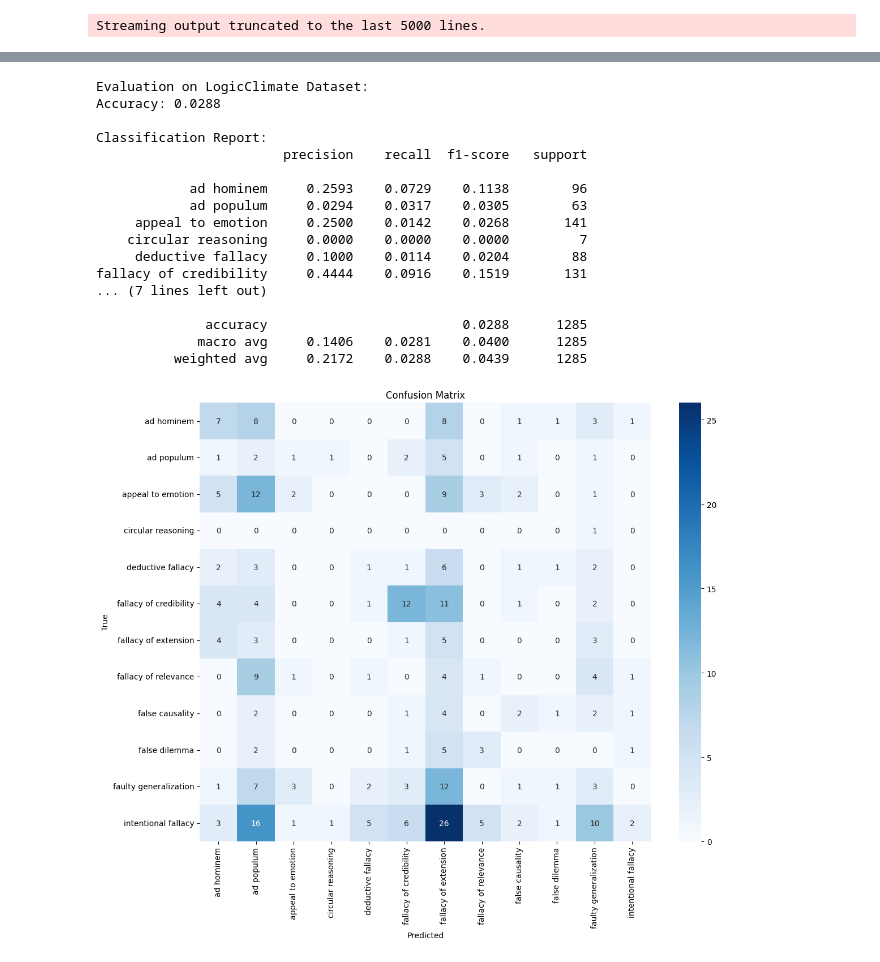
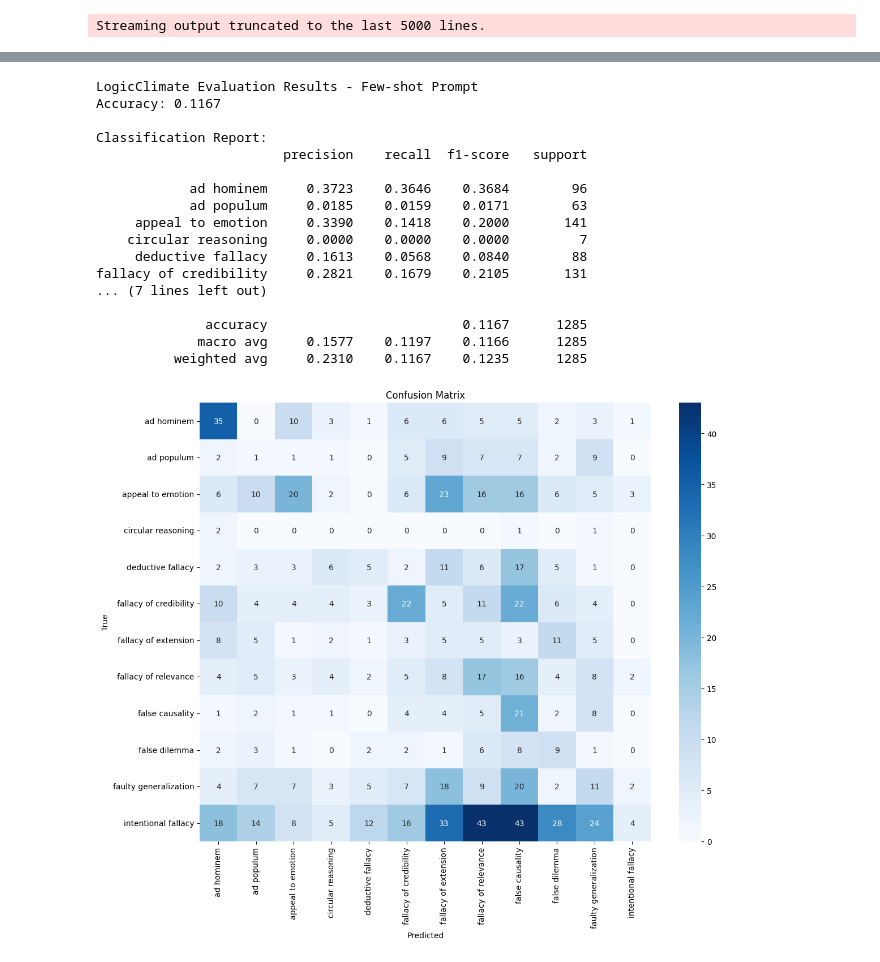
Before and after one commit to aliberkeley/266_summer2025_final_project, a Jupyter notebook: skylar_wang/Active_Prompting_Llama.ipynb, the cells around one changed output, grey strips where cells are left out. Drawn from its saved outputs; the diff is of its cells as text; code cells hidden in the pictures.

```diff
--- a/skylar_wang/Active_Prompting_Llama.ipynb
+++ b/skylar_wang/Active_Prompting_Llama.ipynb
@@ -26,12 +28,14 @@ tokenizer = AutoTokenizer.from_pretrained(model_name)
 tokenizer.pad_token = tokenizer.eos_token
 tokenizer.pad_token_id = tokenizer.eos_token_id
 tokenizer.padding_side = "left"
+tokenizer.model_max_length = 4096
 
 model = AutoModelForCausalLM.from_pretrained(
     model_name,
-    torch_dtype=torch.float16,
+    torch_dtype=torch.bfloat16,
     device_map="auto"
 )
+model = torch.compile(model)
 model.config.pad_token_id = tokenizer.pad_token_id
 embedder = SentenceTransformer('all-MiniLM-L6-v2')
 # %%
@@ -172,7 +201,7 @@ fallacy of credibility     0.6667    0.0833    0.1481        24
 # Uncertainty estimation
 print("Running training uncertainty analysis...")
 N = 5
-batch_size = 4
+batch_size = 16
 train_results = []
 
 for i in tqdm(range(0, len(inputs_train), batch_size)):
@@ -260,15 +289,14 @@ top_inconsistency_annotations = pd.DataFrame([
 # %%
 def create_examples_context(annotations_df, top_k):
     merged = pd.merge(top_k, annotations_df, on="index", how="inner")
-
     examples_context = [
-        f"""Example argument: {row['input']}
-Correct reasoning and fallacy: {row['explanation']}
-Fallacy type: {row['true_label_str']}"""
+        (
+            f"Example argument: {row['input']}\n"
+            f"Correct reasoning and fallacy: {row['explanation']}\n"
+        )
         for _, row in merged.iterrows()
     ]
-
-    return "\n\n".join(examples_context)
+    return "\n".join(examples_context)
 # %%
 # Create active prompt
 entropy_examples_context = create_examples_context(top_entropy, top_entropy_annotations)
@@ -348,25 +405,26 @@ fallacy of credibility     0.5000    0.1667    0.2500        24
 # %%
 # LogicClimate dataset evaluation
-def evaluate_on_logic_climate(inputs, labels, examples_context=None, batch_size=4):
+def climate_predictions(examples_context=None, batch_size=16):
     results = []
-    true_labels_str = [str(lbl).strip().lower() for lbl in labels]
+    true_labels_str = [str(lbl).strip().lower() for lbl in logic_climate_labels]
 
-    for i in tqdm(range(0, len(inputs), batch_size), desc="Running LogicClimate evaluation"):
-        batch_inputs = inputs[i:i + batch_size]
+    for i in tqdm(range(0, len(logic_climate_inputs), batch_size), desc="Running LogicClimate Evaluation"):
+        batch_inputs = logic_climate_inputs[i:i + batch_size]
         batch_labels = true_labels_str[i:i + batch_size]
         batch_prompts = [detect_fallacy_prompt(arg, examples_context) for arg in batch_inputs]
-        responses = generate_batch_responses(batch_prompts, batch_size=batch_size, num_return_sequences=1)
+        responses = generate_batch_responses(batch_prompts, batch_size=batch_size)
 
         for j, r in enumerate(responses):
             results.append({
                 "input": batch_inputs[j],
                 "true_label": batch_labels[j],
-                "predicted_label": extract_fallacy(r),
+                "predicted_label": extract_fallacy_climate(r),
                 "response": r
             })
 
     df = pd.DataFrame(results)
-    print("\nEvaluation on LogicClimate Dataset:")
+    prompt_type = "Few-shot" if examples_context else "Baseline"
+    print(f"\nLogicClimate Evaluation Results - {prompt_type} Prompt")
     evaluate_fallacy_predictions(df)
     return df
 # %%
@@ -408,6 +464,6 @@ fallacy of credibility     0.3913    0.0687    0.1169       131
 # %%
 # Active prompting with entropy examples
-logic_climate_entropy_df = evaluate_on_logic_climate(logic_climate_inputs, logic_climate_labels, examples_context=entropy_examples_context, batch_size=4)
-logic_climate_disagreement_df = evaluate_on_logic_climate(logic_climate_inputs, logic_climate_labels, examples_context=disagreement_examples_context, batch_size=4)
-logic_climate_inconsistency_df = evaluate_on_logic_climate(logic_climate_inputs, logic_climate_labels, examples_context=inconsistency_examples_context, batch_size=4)
+logic_climate_entropy_df = climate_predictions(examples_context=entropy_examples_context)
+logic_climate_disagreement_df = climate_predictions(examples_context=disagreement_examples_context)
+logic_climate_inconsistency_df = climate_predictions(examples_context=inconsistency_examples_context)
 # %% [output]
@@ -432,18 +488,18 @@ fallacy of credibility     0.2381    0.0382    0.0658       131
-Evaluation on LogicClimate Dataset:
-Accuracy: 0.0288
+LogicClimate Evaluation Results - Few-shot Prompt
+Accuracy: 0.1167
 
 Classification Report:
                         precision    recall  f1-score   support
 
-            ad hominem     0.2593    0.0729    0.1138        96
-            ad populum     0.0294    0.0317    0.0305        63
-     appeal to emotion     0.2500    0.0142    0.0268       141
+            ad hominem     0.3723    0.3646    0.3684        96
+            ad populum     0.0185    0.0159    0.0171        63
+     appeal to emotion     0.3390    0.1418    0.2000       141
     circular reasoning     0.0000    0.0000    0.0000         7
-     deductive fallacy     0.1000    0.0114    0.0204        88
-fallacy of credibility     0.4444    0.0916    0.1519       131
+     deductive fallacy     0.1613    0.0568    0.0840        88
+fallacy of credibility     0.2821    0.1679    0.2105       131
 ... (7 lines left out)
 
-              accuracy                         0.0288      1285
-             macro avg     0.1406    0.0281    0.0400      1285
-          weighted avg     0.2172    0.0288    0.0439      1285
+              accuracy                         0.1167      1285
+             macro avg     0.1577    0.1197    0.1166      1285
+          weighted avg     0.2310    0.1167    0.1235      1285
-[figure, old version]
+[figure, new version]
```
Also changed, not shown: parts of 11 cells of this notebook, 7 other files.
